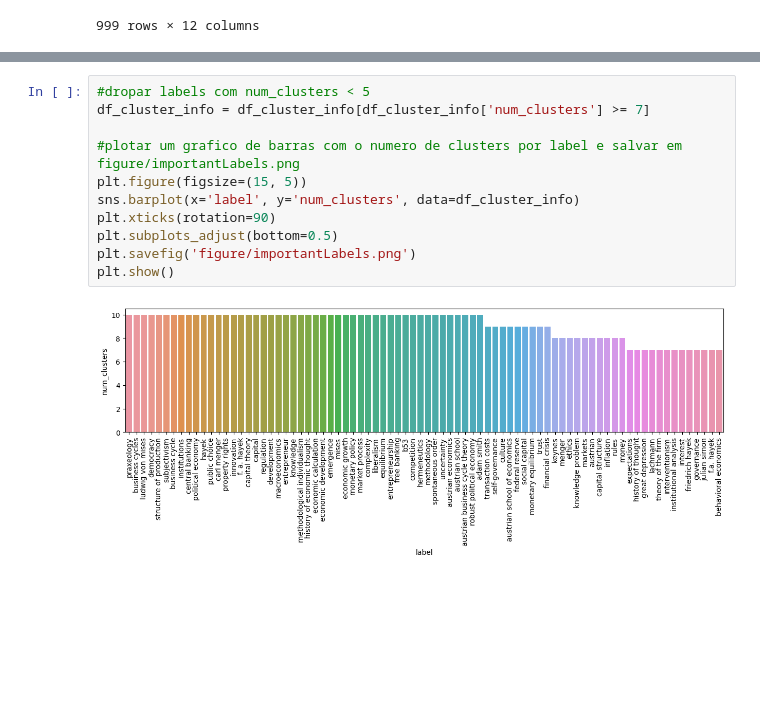
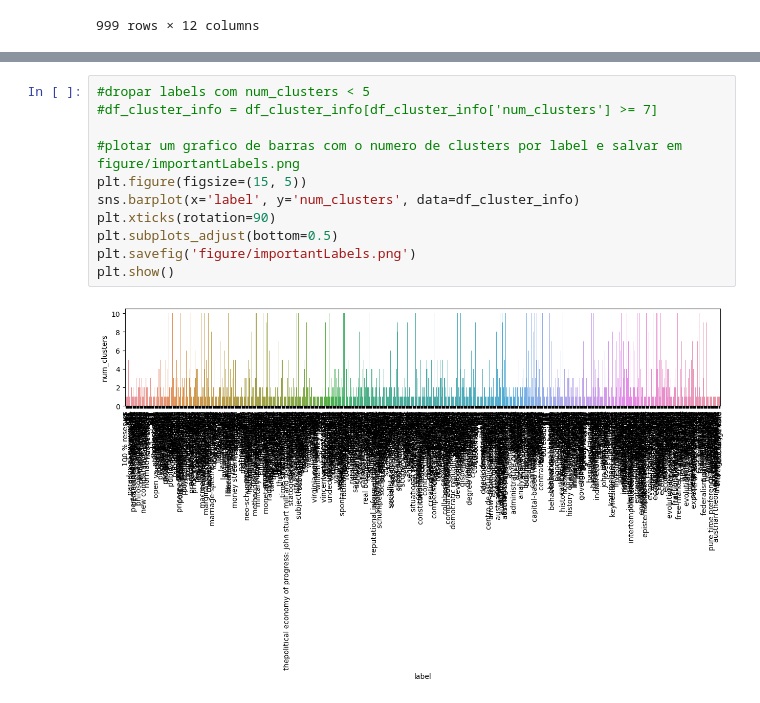
Before and after one commit to thaisfds/bibliometriic-thresholds, a Jupyter notebook: howManyGroups.ipynb, the cells around one changed output, grey strips where cells are left out. Drawn from its saved outputs; the diff is of its cells as text; blank space fills up the shorter version.

```diff
--- a/howManyGroups.ipynb
+++ b/howManyGroups.ipynb
@@ -139,13 +181,13 @@ plt.show()
 # %%
 #dropar labels com num_clusters < 5
-df_cluster_info = df_cluster_info[df_cluster_info['num_clusters'] >= 7]
+#df_cluster_info = df_cluster_info[df_cluster_info['num_clusters'] >= 7]
 
 #plotar um grafico de barras com o numero de clusters por label e salvar em figure/importantLabels.png
 plt.figure(figsize=(15, 5))
 sns.barplot(x='label', y='num_clusters', data=df_cluster_info)
 plt.xticks(rotation=90)
 plt.subplots_adjust(bottom=0.5)
 plt.savefig('figure/importantLabels.png')
 plt.show()
 # %% [output]
-[figure, old version]
+[figure, new version]
```
Also changed, not shown: parts of 4 cells of this notebook, 2 other files.
